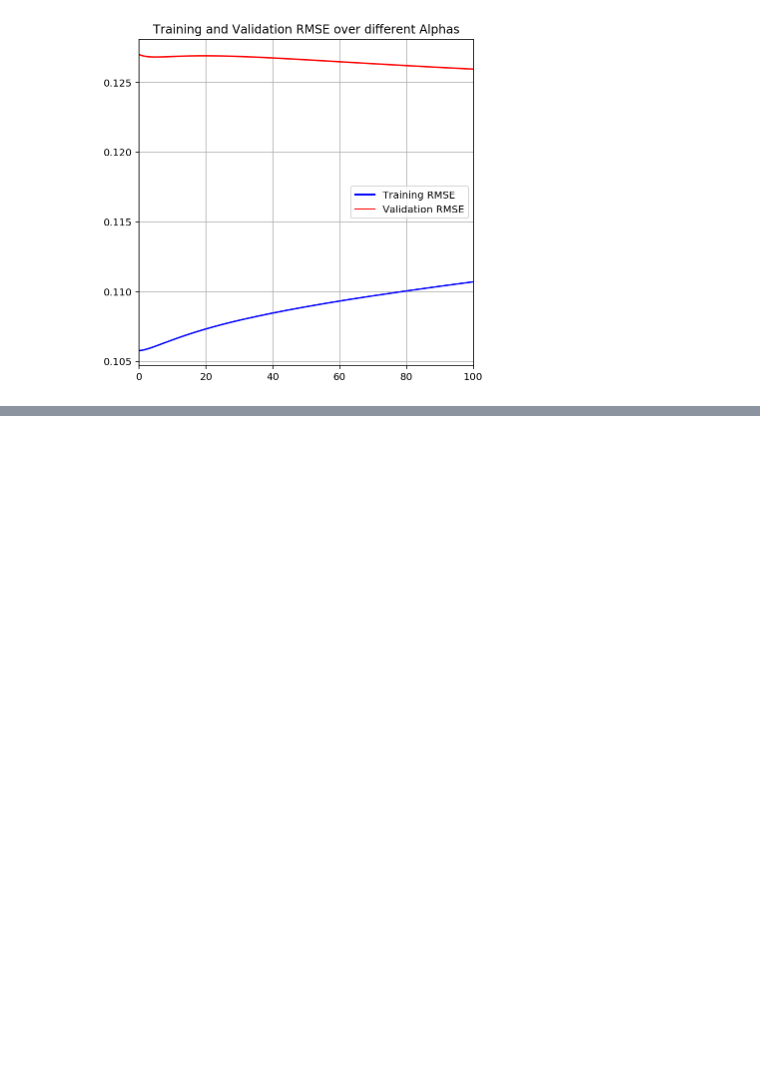
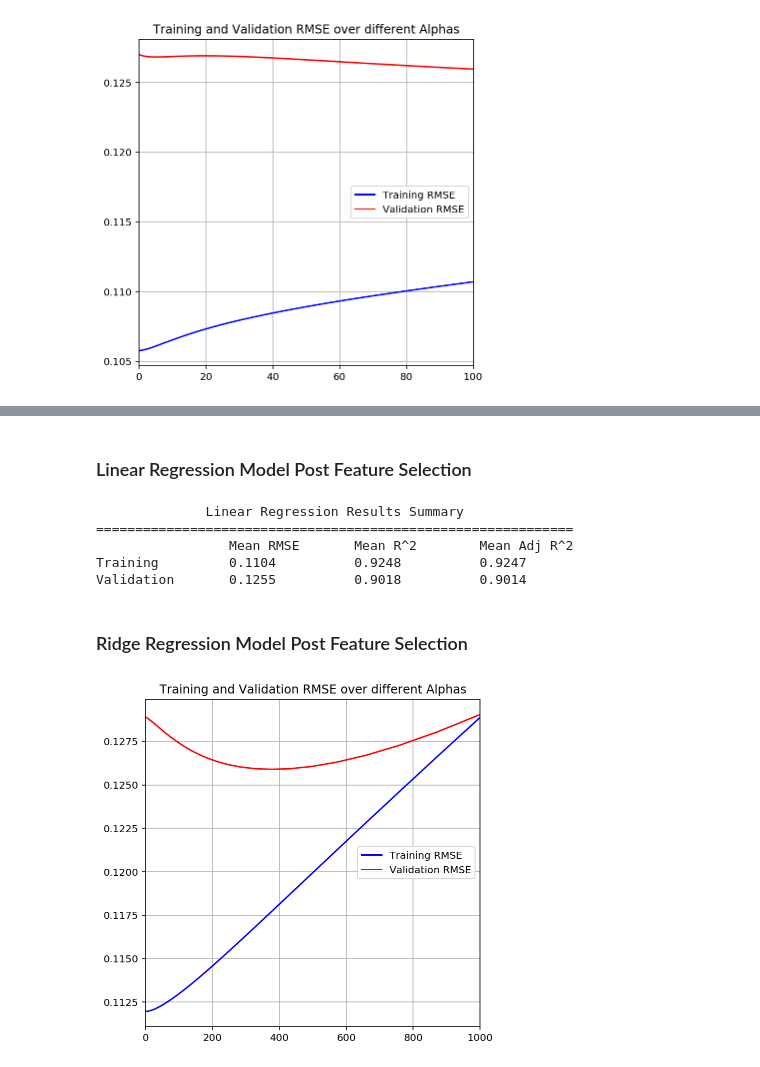
Before and after one commit to Joshuayeo95/Housing-Prices, a Jupyter notebook: linear_models.ipynb, the cells around one changed output, grey strips where cells are left out. Drawn from its saved outputs; the diff is of its cells as text; code cells hidden in the pictures; blank space fills up the shorter version.

```diff
--- a/linear_models.ipynb
+++ b/linear_models.ipynb
@@ -457,0 +759,2 @@ gscv_lasso_model.best_params_
+# %%
+df_lean = df.drop(zero_coeff_vars, axis=1)
@@ -457,0 +775,6 @@ gscv_lasso_model.best_params_
+# %%
+X2 = df_lean.drop('LogSalePrice', axis=1)
+# %%
+X2_train, X2_valid, y_train, y_valid = train_test_split(X2 ,y, test_size=0.2, random_state=SEED)
+# %% [markdown]
+### Linear Regression Model Post Feature Selection
@@ -457,0 +783,16 @@ gscv_lasso_model.best_params_
+# %%
+model_results_summary(linreg2_rmse, linreg2_score, linreg2_adj_score, model_type='Linear Regression')
+# %% [output]
+              Linear Regression Results Summary
+=============================================================
+                 Mean RMSE       Mean R^2        Mean Adj R^2
+Training         0.1104          0.9248          0.9247
+Validation       0.1255          0.9018          0.9014
+# %% [markdown]
+### Ridge Regression Model Post Feature Selection
+# %%
+alpha_vector = 10**np.linspace(-3,3,100)
+# %%
+ridge_alpha_plots(alpha_vector, X2_train, y_train, X2_valid, y_valid)
+# %% [output]
+[figure, added]
```
Also changed, not shown: parts of 75 cells of this notebook.
